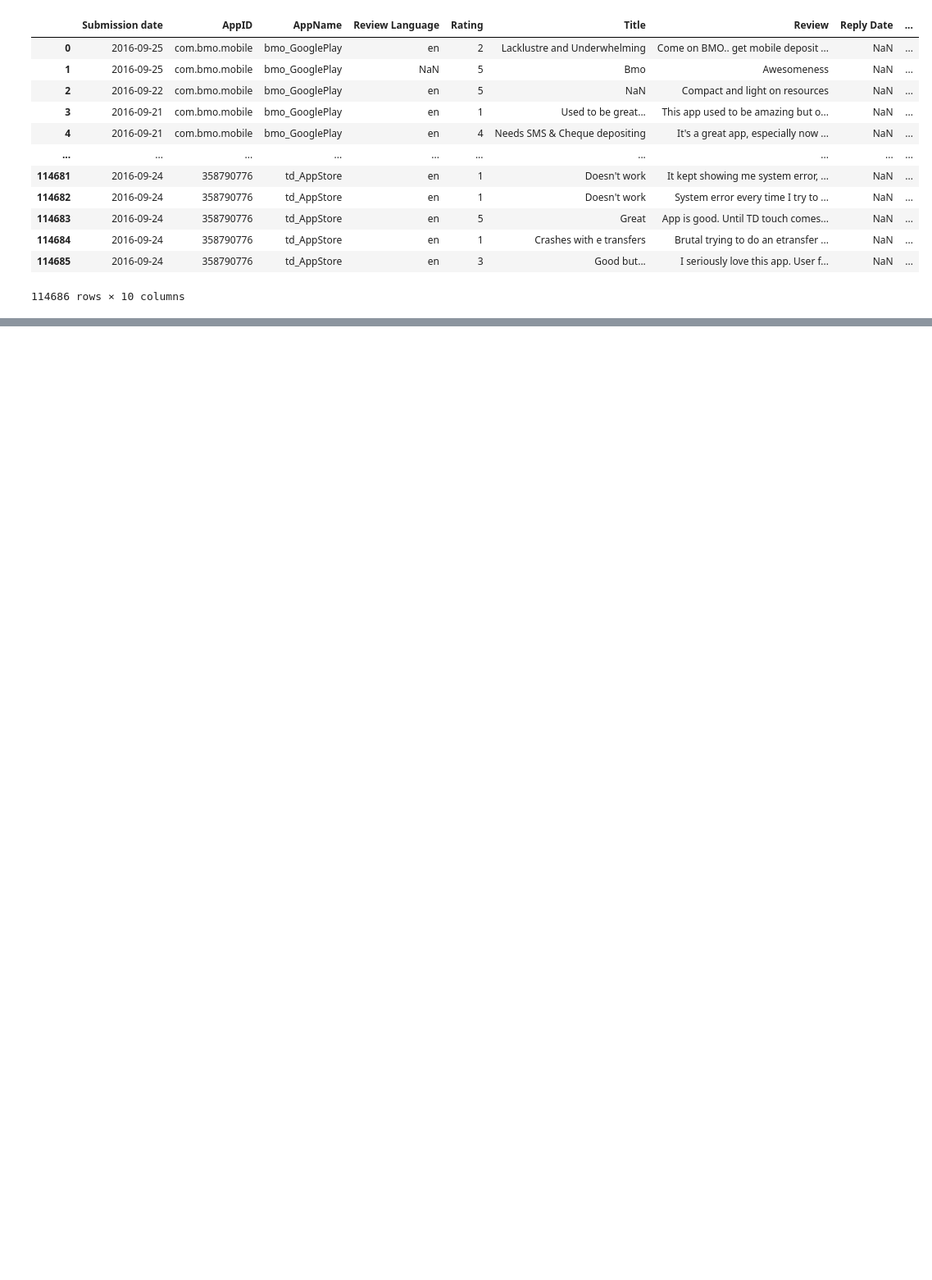
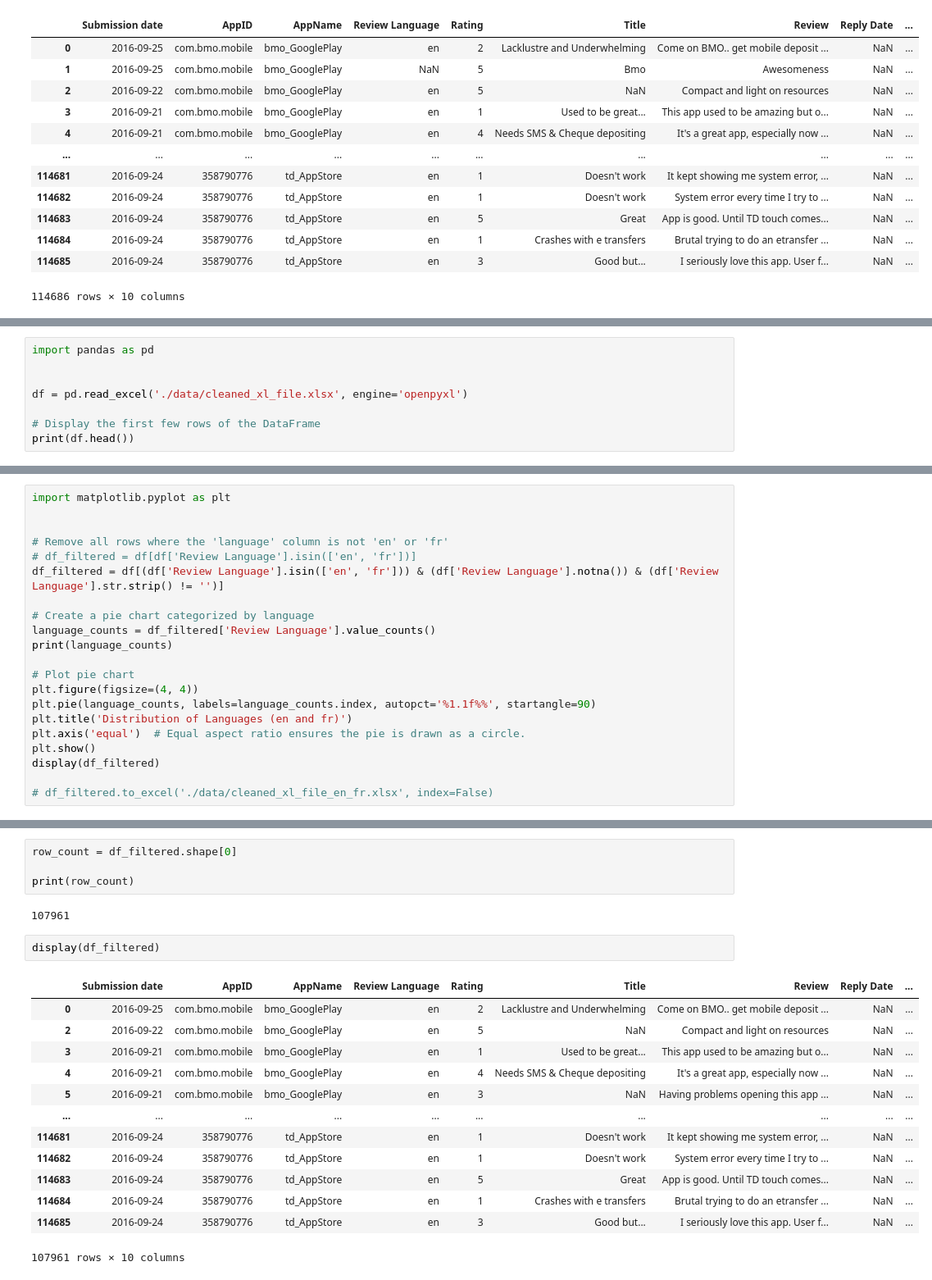
Before and after one commit to Bhautik2902/BankReviewSentimentAnalysis, a Jupyter notebook: Data_Analysis_IP2.ipynb, the cells around one changed output, grey strips where cells are left out. Shown at 82% size. Drawn from its saved outputs; the diff is of its cells as text; blank space fills up the shorter version.

```diff
--- a/Data_Analysis_IP2.ipynb
+++ b/Data_Analysis_IP2.ipynb
@@ -133,0 +155,8 @@ display(df)
+# %%
+import pandas as pd
+
+
+df = pd.read_excel('./data/cleaned_xl_file.xlsx', engine='openpyxl')
+
+# Display the first few rows of the DataFrame
+print(df.head())
@@ -133,0 +181,21 @@ display(df)
+# %%
+import matplotlib.pyplot as plt
+
+
+# Remove all rows where the 'language' column is not 'en' or 'fr'
+# df_filtered = df[df['Review Language'].isin(['en', 'fr'])]
+df_filtered = df[(df['Review Language'].isin(['en', 'fr'])) & (df['Review Language'].notna()) & (df['Review Language'].str.strip() != '')]
+
+# Create a pie chart categorized by language
+language_counts = df_filtered['Review Language'].value_counts()
+print(language_counts)
+
+# Plot pie chart
+plt.figure(figsize=(4, 4))
+plt.pie(language_counts, labels=language_counts.index, autopct='%1.1f%%', startangle=90)
+plt.title('Distribution of Languages (en and fr)')
+plt.axis('equal')  # Equal aspect ratio ensures the pie is drawn as a circle.
+plt.show()
+display(df_filtered)
+
+# df_filtered.to_excel('./data/cleaned_xl_file_en_fr.xlsx', index=False)
@@ -133,0 +263,22 @@ display(df)
+# %%
+row_count = df_filtered.shape[0]
+
+print(row_count)
+# %% [output]
+107961
+# %%
+display(df_filtered)
+# %% [output]
+|  | Submission date | AppID | AppName | Review Language | Rating | Title | Review | Reply Date | ... |
+| 0 | 2016-09-25 | com.bmo.mobile | bmo_GooglePlay | en | 2 | Lacklustre and Underwhelming | Come on BMO.. get mobile deposit ... | NaN | ... |
+| 2 | 2016-09-22 | com.bmo.mobile | bmo_GooglePlay | en | 5 | NaN | Compact and light on resources | NaN | ... |
+| 3 | 2016-09-21 | com.bmo.mobile | bmo_GooglePlay | en | 1 | Used to be great... | This app used to be amazing but o... | NaN | ... |
+| 4 | 2016-09-21 | com.bmo.mobile | bmo_GooglePlay | en | 4 | Needs SMS & Cheque depositing | It's a great app, especially now ... | NaN | ... |
+| 5 | 2016-09-21 | com.bmo.mobile | bmo_GooglePlay | en | 3 | NaN | Having problems opening this app ... | NaN | ... |
+| ... | ... | ... | ... | ... | ... | ... | ... | ... | ... |
+| 114681 | 2016-09-24 | 358790776 | td_AppStore | en | 1 | Doesn't work | It kept showing me system error, ... | NaN | ... |
+| 114682 | 2016-09-24 | 358790776 | td_AppStore | en | 1 | Doesn't work | System error every time I try to ... | NaN | ... |
+| 114683 | 2016-09-24 | 358790776 | td_AppStore | en | 5 | Great | App is good. Until TD touch comes... | NaN | ... |
+| 114684 | 2016-09-24 | 358790776 | td_AppStore | en | 1 | Crashes with e transfers | Brutal trying to do an etransfer ... | NaN | ... |
+| 114685 | 2016-09-24 | 358790776 | td_AppStore | en | 3 | Good but... | I seriously love this app. User f... | NaN | ... |
+107961 rows × 10 columns
```
Also changed, not shown: parts of 13 cells of this notebook, 4 other files.
